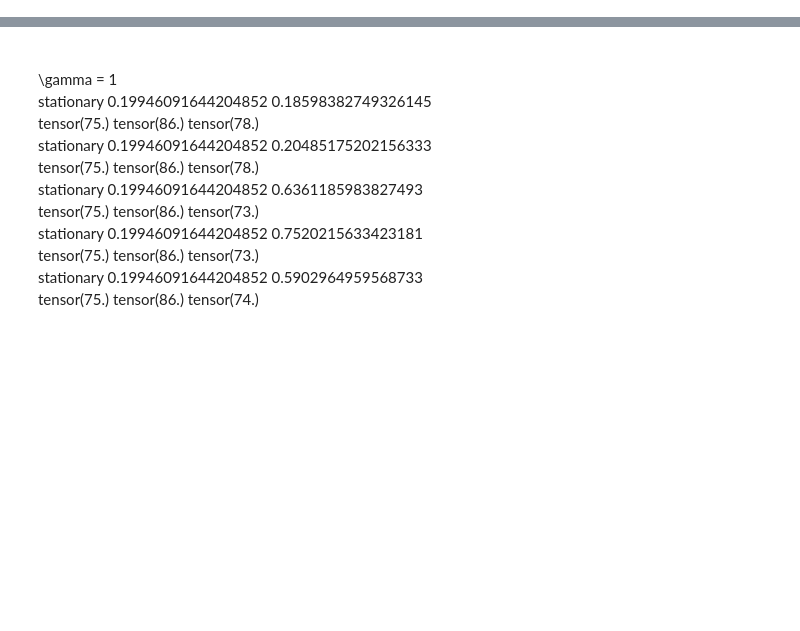
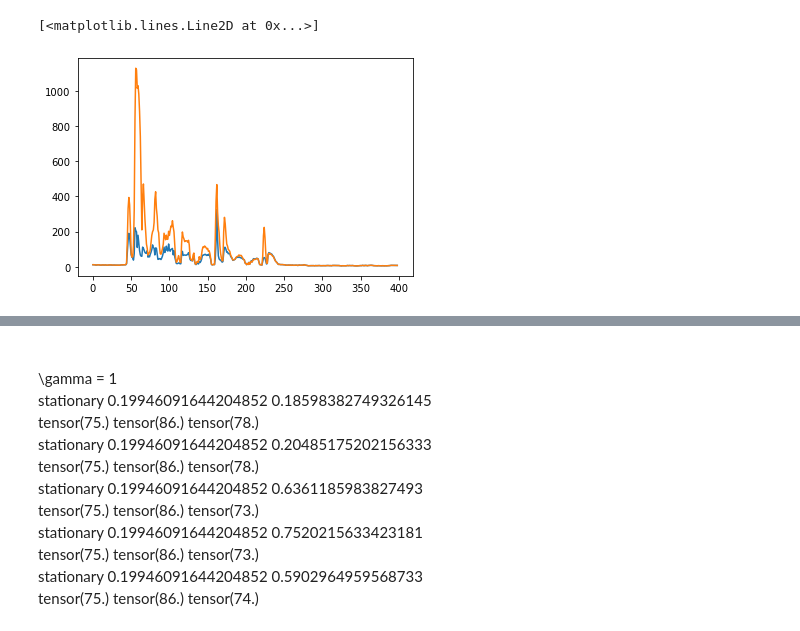
Before and after one commit to ssnani/Code, a Jupyter notebook: doa_comparison.ipynb, the cells around one changed output, grey strips where cells are left out. Drawn from its saved outputs; the diff is of its cells as text; code cells hidden in the pictures; blank space fills up the shorter version.

```diff
--- a/doa_comparison.ipynb
+++ b/doa_comparison.ipynb
@@ -418,0 +442,13 @@ tensor(120.0000) tensor(82.) tensor(116.)
+# %%
+#loss
+loss_ri = torch.sum(torch.sum(torch.abs(est_ri_spec - tgt_ri_spec), dim=0), dim=1)/160
+
+#perm
+est_ri_spec_perm = torch.concat((est_ri_spec[[1]], est_ri_spec[[0]]))
+loss_perm_ri = torch.sum(torch.sum(torch.abs(est_ri_spec_perm - tgt_ri_spec), dim=0), dim=1)/160
+
+plt.plot(loss_ri*180)
+plt.plot(loss_perm_ri*180)
+# %% [output]
+[<matplotlib.lines.Line2D at 0x...>]
+[figure, added]
```
Also changed, not shown: parts of 17 cells of this notebook, 10 other files.
